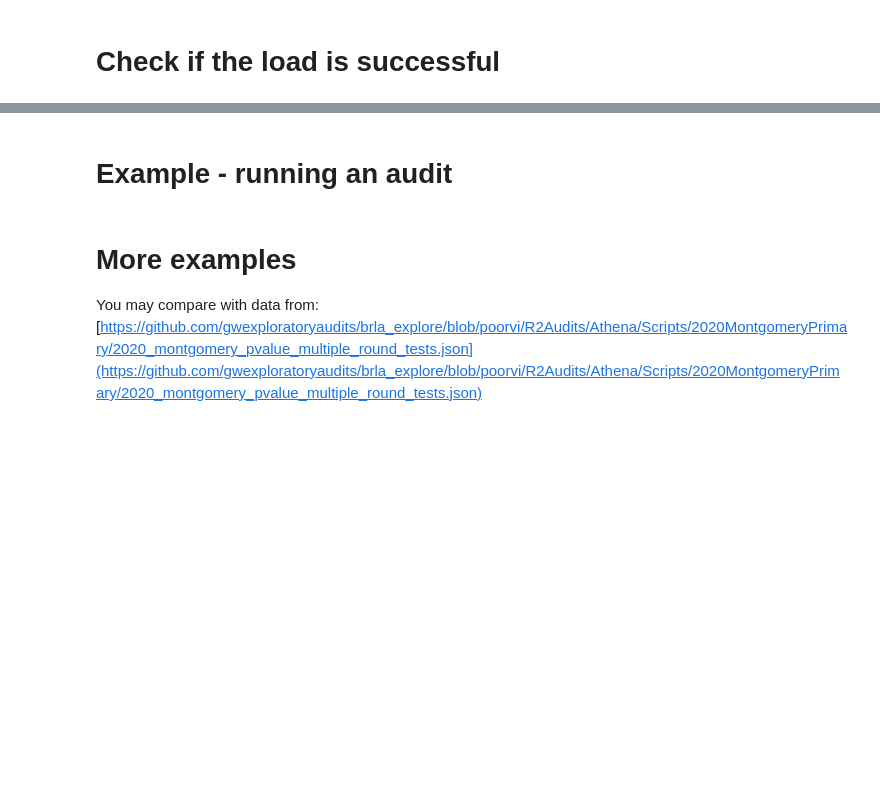
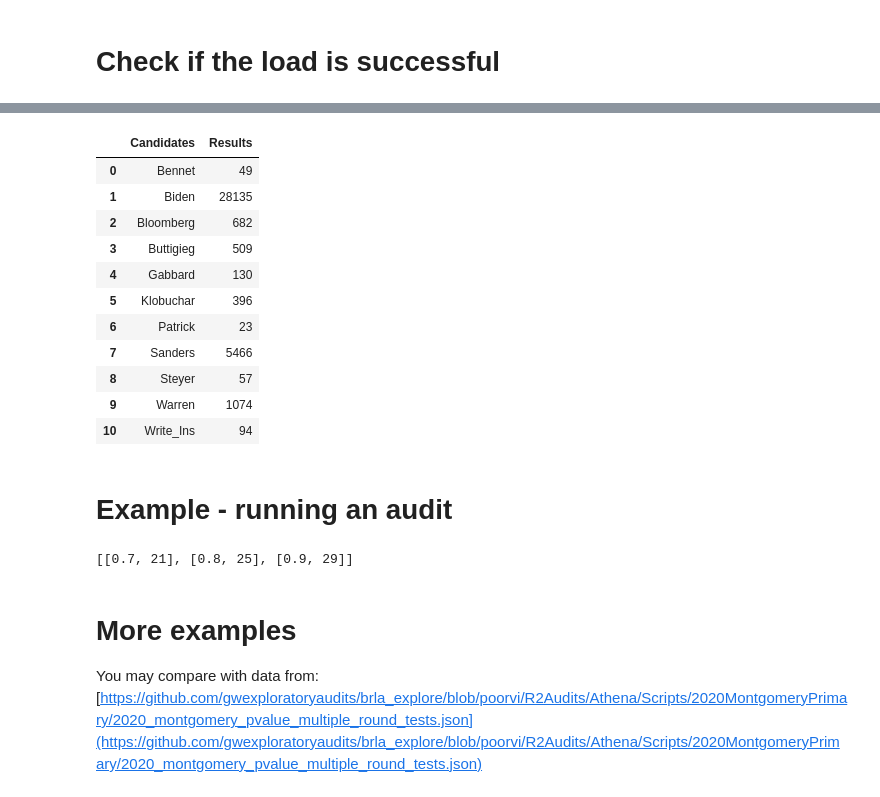
Before and after one commit to filipzz/athena, a Jupyter notebook: code/athena.ipynb, the cells around one changed output, grey strips where cells are left out. Drawn from its saved outputs; the diff is of its cells as text; code cells hidden in the pictures; blank space fills up the shorter version.

```diff
--- a/code/athena.ipynb
+++ b/code/athena.ipynb
@@ -45,3 +49,16 @@ print(w.observations)
 # %%
-w.load_contest(contest)
+w.load_contest(contest_name)
 w.show_election_results()
+# %% [output]
+|  | Candidates | Results |
+| 0 | Bennet | 49 |
+| 1 | Biden | 28135 |
+| 2 | Bloomberg | 682 |
+| 3 | Buttigieg | 509 |
+| 4 | Gabbard | 130 |
+| 5 | Klobuchar | 396 |
+| 6 | Patrick | 23 |
+| 7 | Sanders | 5466 |
+| 8 | Steyer | 57 |
+| 9 | Warren | 1074 |
+| 10 | Write_Ins | 94 |
@@ -57,7 +72,7 @@ w = Audit("athena", risk_limit)
 w.read_election_results(election_results)
 
 # load selected contest
-w.load_contest("d_president")
+w.load_contest(contest_name)
 
 # predict round sizes
 print(w.predict_round_sizes([.7, .8, .9]))
@@ -71,6 +86,8 @@ print(w.predict_round_sizes([.7, .8, .9]))
 # results for the second round:
 #w.set_observations(29, 10, [0, 6, 0, 0, 0, 0, 0, 4, 0, 0, 0])
 #w.present_state()
+# %% [output]
+[[0.7, 21], [0.8, 25], [0.9, 29]]
 # %% [markdown]
 # More examples
 
```
Also changed, not shown: parts of 12 cells of this notebook, 1 other file.
